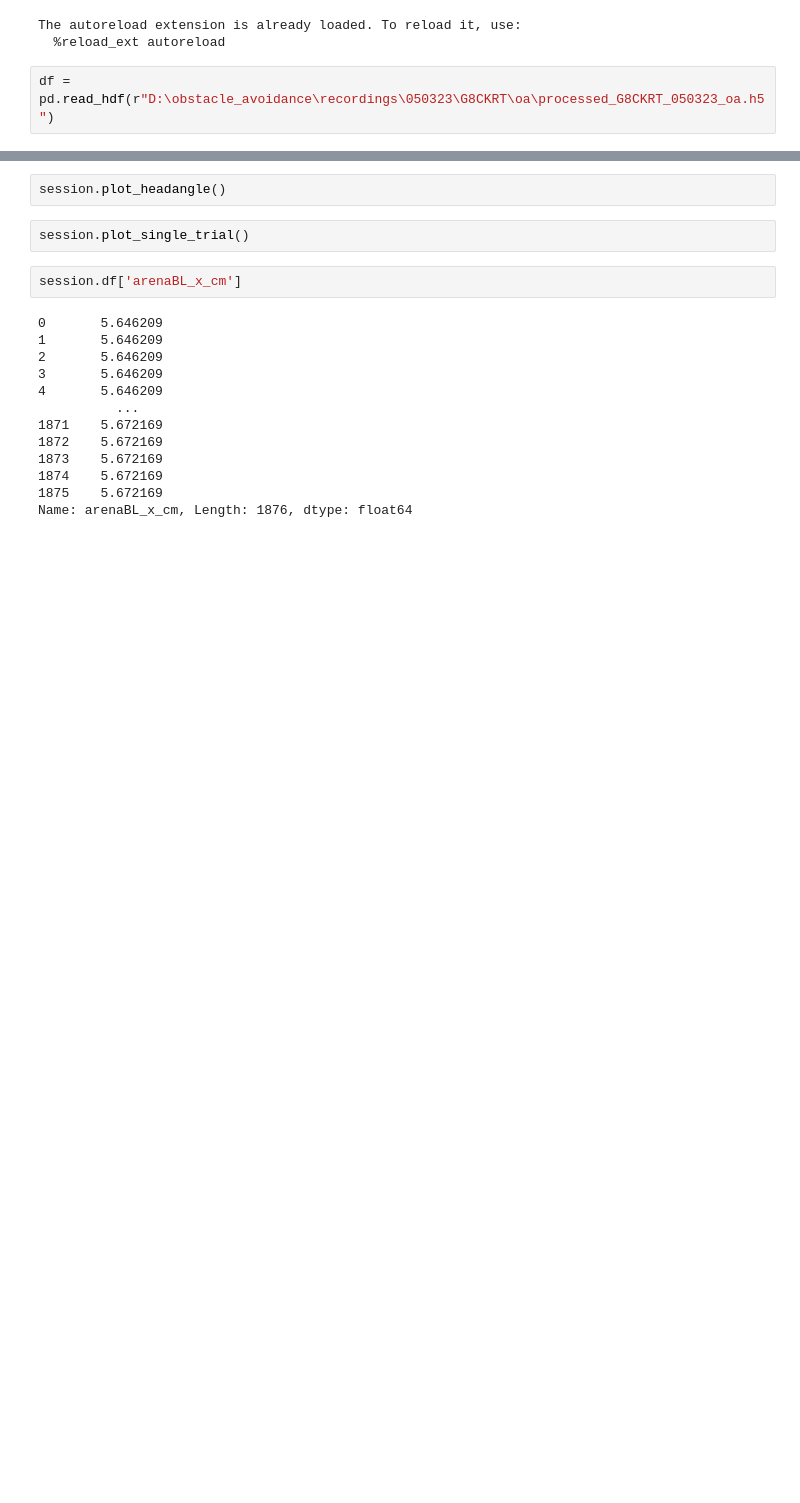
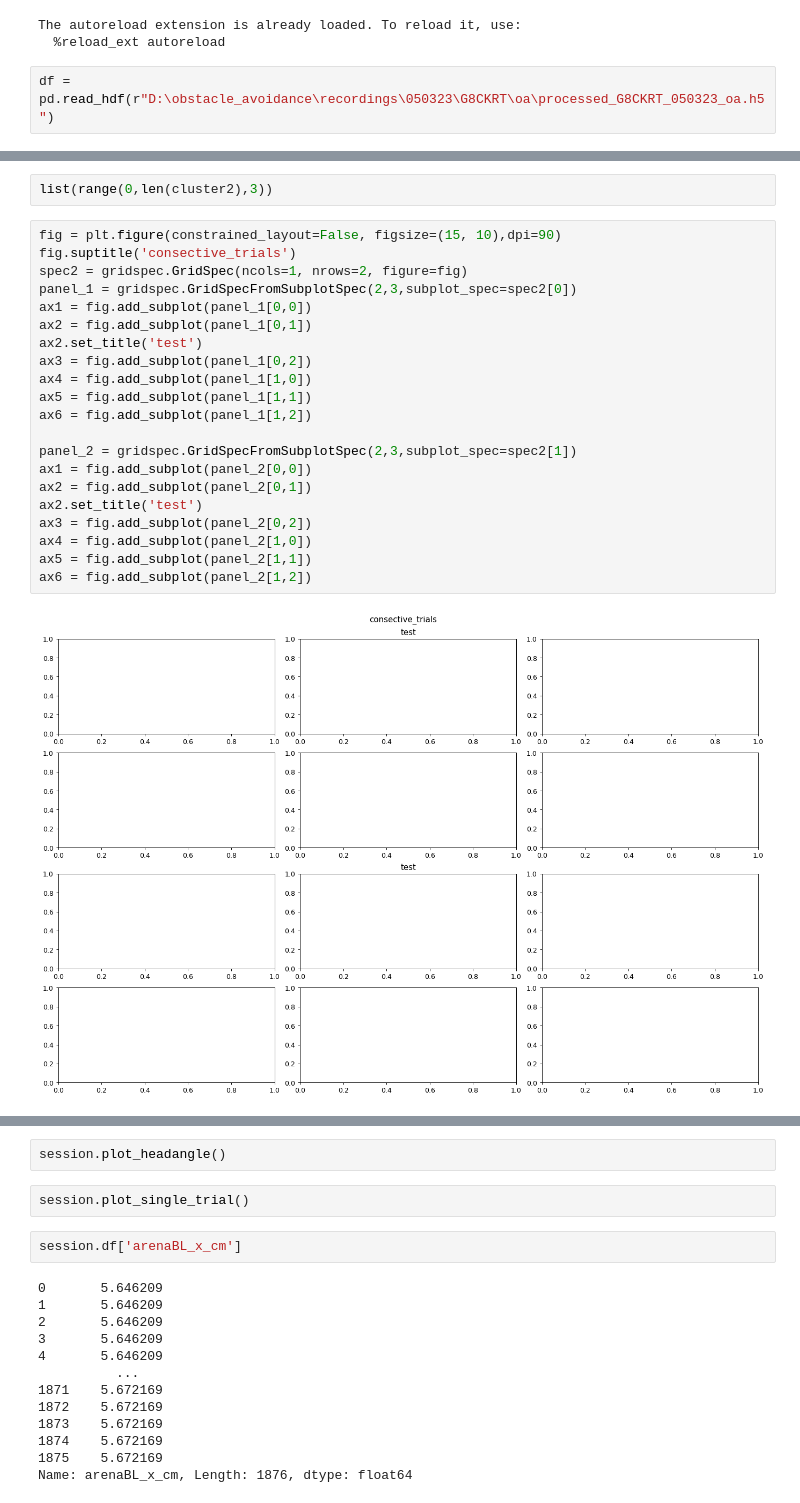
Before and after one commit to msidikpr/obstacle_avoidance, a Jupyter notebook: plots/summary_oa.ipynb, the cells around one changed output, grey strips where cells are left out. Drawn from its saved outputs; the diff is of its cells as text; blank space fills up the shorter version.

```diff
--- a/plots/summary_oa.ipynb
+++ b/plots/summary_oa.ipynb
@@ -80,0 +175,25 @@ session.df
+# %%
+list(range(0,len(cluster2),3))
+# %%
+fig = plt.figure(constrained_layout=False, figsize=(15, 10),dpi=90)
+fig.suptitle('consective_trials')
+spec2 = gridspec.GridSpec(ncols=1, nrows=2, figure=fig)
+panel_1 = gridspec.GridSpecFromSubplotSpec(2,3,subplot_spec=spec2[0])
+ax1 = fig.add_subplot(panel_1[0,0])
+ax2 = fig.add_subplot(panel_1[0,1])
+ax2.set_title('test')
+ax3 = fig.add_subplot(panel_1[0,2])
+ax4 = fig.add_subplot(panel_1[1,0])
+ax5 = fig.add_subplot(panel_1[1,1])
+ax6 = fig.add_subplot(panel_1[1,2])
+
+panel_2 = gridspec.GridSpecFromSubplotSpec(2,3,subplot_spec=spec2[1])
+ax1 = fig.add_subplot(panel_2[0,0])
+ax2 = fig.add_subplot(panel_2[0,1])
+ax2.set_title('test')
+ax3 = fig.add_subplot(panel_2[0,2])
+ax4 = fig.add_subplot(panel_2[1,0])
+ax5 = fig.add_subplot(panel_2[1,1])
+ax6 = fig.add_subplot(panel_2[1,2])
+# %% [output]
+[figure, added]
```
Also changed, not shown: parts of 42 cells of this notebook, 3 other files.
